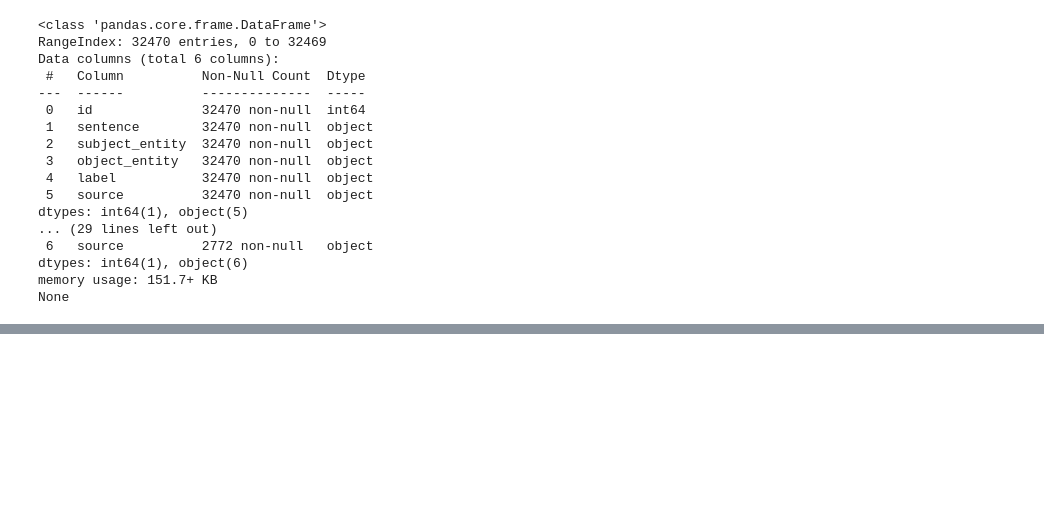
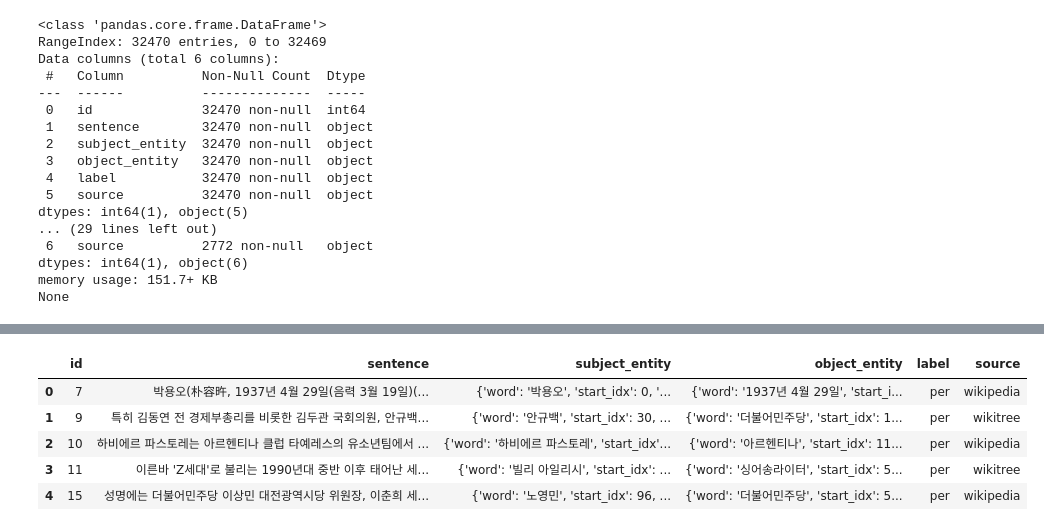
Before and after one commit to boostcampaitech5/level2_klue-nlp-09, a Jupyter notebook: eda/LJS.ipynb, the cells around one changed output, grey strips where cells are left out. Cells and saved outputs as stored; diff of their text form; code cells hidden in the pictures; blank space fills up the shorter version.

```diff
--- a/eda/LJS.ipynb
+++ b/eda/LJS.ipynb
@@ -620,0 +665,5 @@ shuffled_dev.to_csv("~/dataset/train/dev_drop.csv", index=False)
+# %%
+train_data = pd.read_csv("~/dataset/train/train.csv")
+# %%
+per_data = train_data[train_data["label"].str.contains("per")]
+org_data = train_data[train_data["label"].str.contains("org")]
@@ -620,0 +672,16 @@ shuffled_dev.to_csv("~/dataset/train/dev_drop.csv", index=False)
+# %%
+per_data.loc[per_data["label"] != None, "label"] = "per"
+per_data.head()
+# %%
+org_data.loc[org_data["label"] != None, "label"] = "org"
+org_data.head()
+# %%
+train_data = pd.concat([per_data, org_data], ignore_index=True)
+train_data.head()
+# %% [output]
+|  | id | sentence | subject_entity | object_entity | label | source |
+| 0 | 7 | 박용오(朴容旿, 1937년 4월 29일(음력 3월 19일)(... | {'word': '박용오', 'start_idx': 0, '... | {'word': '1937년 4월 29일', 'start_i... | per | wikipedia |
+| 1 | 9 | 특히 김동연 전 경제부총리를 비롯한 김두관 국회의원, 안규백... | {'word': '안규백', 'start_idx': 30, ... | {'word': '더불어민주당', 'start_idx': 1... | per | wikitree |
+| 2 | 10 | 하비에르 파스토레는 아르헨티나 클럽 타예레스의 유소년팀에서 ... | {'word': '하비에르 파스토레', 'start_idx'... | {'word': '아르헨티나', 'start_idx': 11... | per | wikipedia |
+| 3 | 11 | 이른바 'Z세대'로 불리는 1990년대 중반 이후 태어난 세... | {'word': '빌리 아일리시', 'start_idx': ... | {'word': '싱어송라이터', 'start_idx': 5... | per | wikitree |
+| 4 | 15 | 성명에는 더불어민주당 이상민 대전광역시당 위원장, 이춘희 세... | {'word': '노영민', 'start_idx': 96, ... | {'word': '더불어민주당', 'start_idx': 5... | per | wikipedia |
```
Also changed, not shown: parts of 20 cells of this notebook.
